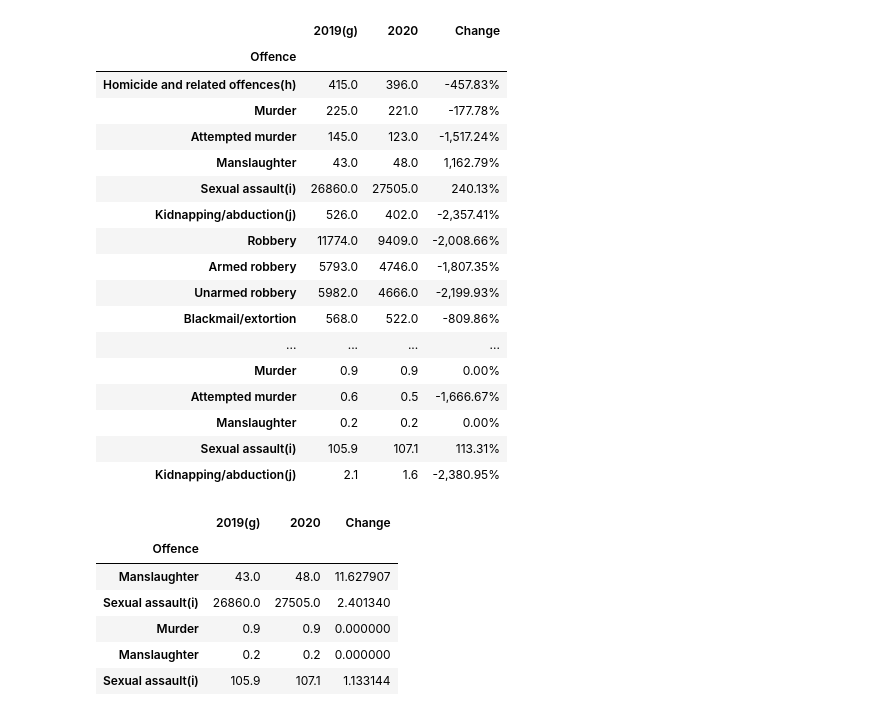
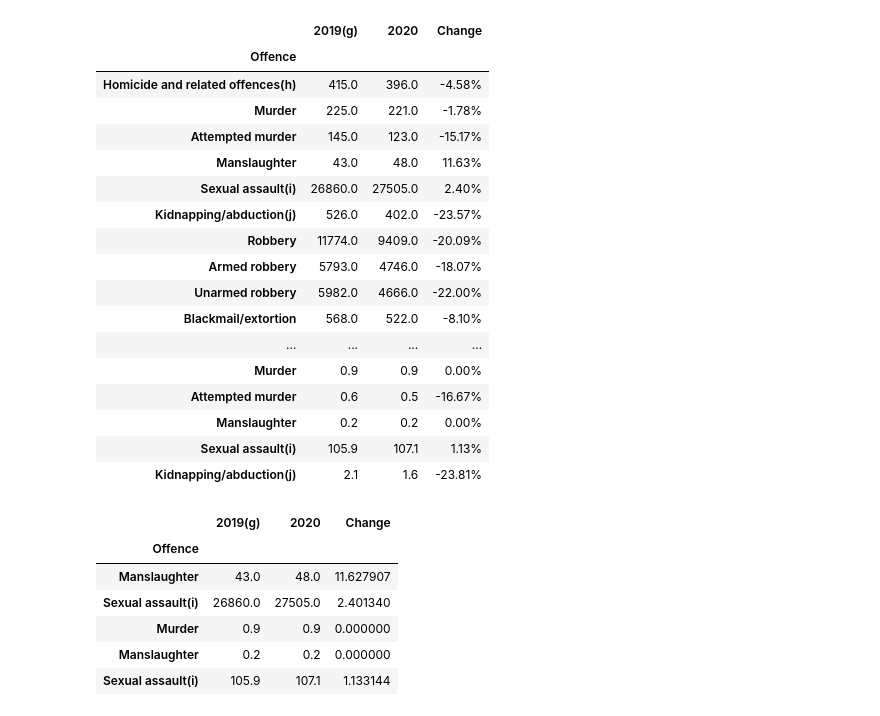
Before and after one commit to Nicklasringdahl/Crime-During-Covid-Analys, a Jupyter notebook: Crime_Statistic_cleaner_mime.ipynb, the cells around one changed output. Drawn from its saved outputs; the diff is of its cells as text; code cells hidden in the pictures.

```diff
--- a/Crime_Statistic_cleaner_mime.ipynb
+++ b/Crime_Statistic_cleaner_mime.ipynb
@@ -14,32 +14,32 @@ Cleaned_crime_type = Crime_type.drop(columns=['1993','1994','1995','1996','1997'
 Cleaned_crime_type['2020']=Cleaned_crime_type['2020'].astype(float)
 Cleaned_crime_type['2019(g)']=Cleaned_crime_type['2019(g)'].astype(float)
 # %%
-change=(Cleaned_crime_type['2020']-Cleaned_crime_type['2019(g)'])/Cleaned_crime_type['2019(g)']*100
+change=(Cleaned_crime_type['2020']-Cleaned_crime_type['2019(g)'])/Cleaned_crime_type['2019(g)']
 Cleaned_crime_type['Change']=change
 Cleaned_crime_type=Cleaned_crime_type.set_index('Offence')
 positive_change=Cleaned_crime_type.loc[Cleaned_crime_type['Change']>=0]
 negative_change=Cleaned_crime_type.loc[Cleaned_crime_type['Change']<0]
 Cleaned_crime_type['Change']=Cleaned_crime_type['Change'].map('{:,.2%}'.format)
 Cleaned_crime_type
 # %% [output]
 |  | 2019(g) | 2020 | Change |
 | Offence |  |  |  |
-| Homicide and related offences(h) | 415.0 | 396.0 | -457.83% |
-| Murder | 225.0 | 221.0 | -177.78% |
-| Attempted murder | 145.0 | 123.0 | -1,517.24% |
-| Manslaughter | 43.0 | 48.0 | 1,162.79% |
-| Sexual assault(i) | 26860.0 | 27505.0 | 240.13% |
-| Kidnapping/abduction(j) | 526.0 | 402.0 | -2,357.41% |
-| Robbery | 11774.0 | 9409.0 | -2,008.66% |
-| Armed robbery | 5793.0 | 4746.0 | -1,807.35% |
-| Unarmed robbery | 5982.0 | 4666.0 | -2,199.93% |
-| Blackmail/extortion | 568.0 | 522.0 | -809.86% |
+| Homicide and related offences(h) | 415.0 | 396.0 | -4.58% |
+| Murder | 225.0 | 221.0 | -1.78% |
+| Attempted murder | 145.0 | 123.0 | -15.17% |
+| Manslaughter | 43.0 | 48.0 | 11.63% |
+| Sexual assault(i) | 26860.0 | 27505.0 | 2.40% |
+| Kidnapping/abduction(j) | 526.0 | 402.0 | -23.57% |
+| Robbery | 11774.0 | 9409.0 | -20.09% |
+| Armed robbery | 5793.0 | 4746.0 | -18.07% |
+| Unarmed robbery | 5982.0 | 4666.0 | -22.00% |
+| Blackmail/extortion | 568.0 | 522.0 | -8.10% |
 | ... | ... | ... | ... |
 | Murder | 0.9 | 0.9 | 0.00% |
-| Attempted murder | 0.6 | 0.5 | -1,666.67% |
+| Attempted murder | 0.6 | 0.5 | -16.67% |
 | Manslaughter | 0.2 | 0.2 | 0.00% |
-| Sexual assault(i) | 105.9 | 107.1 | 113.31% |
-| Kidnapping/abduction(j) | 2.1 | 1.6 | -2,380.95% |
+| Sexual assault(i) | 105.9 | 107.1 | 1.13% |
+| Kidnapping/abduction(j) | 2.1 | 1.6 | -23.81% |
 # %%
 positive_change
 # we can see only two types of crime increased
```
